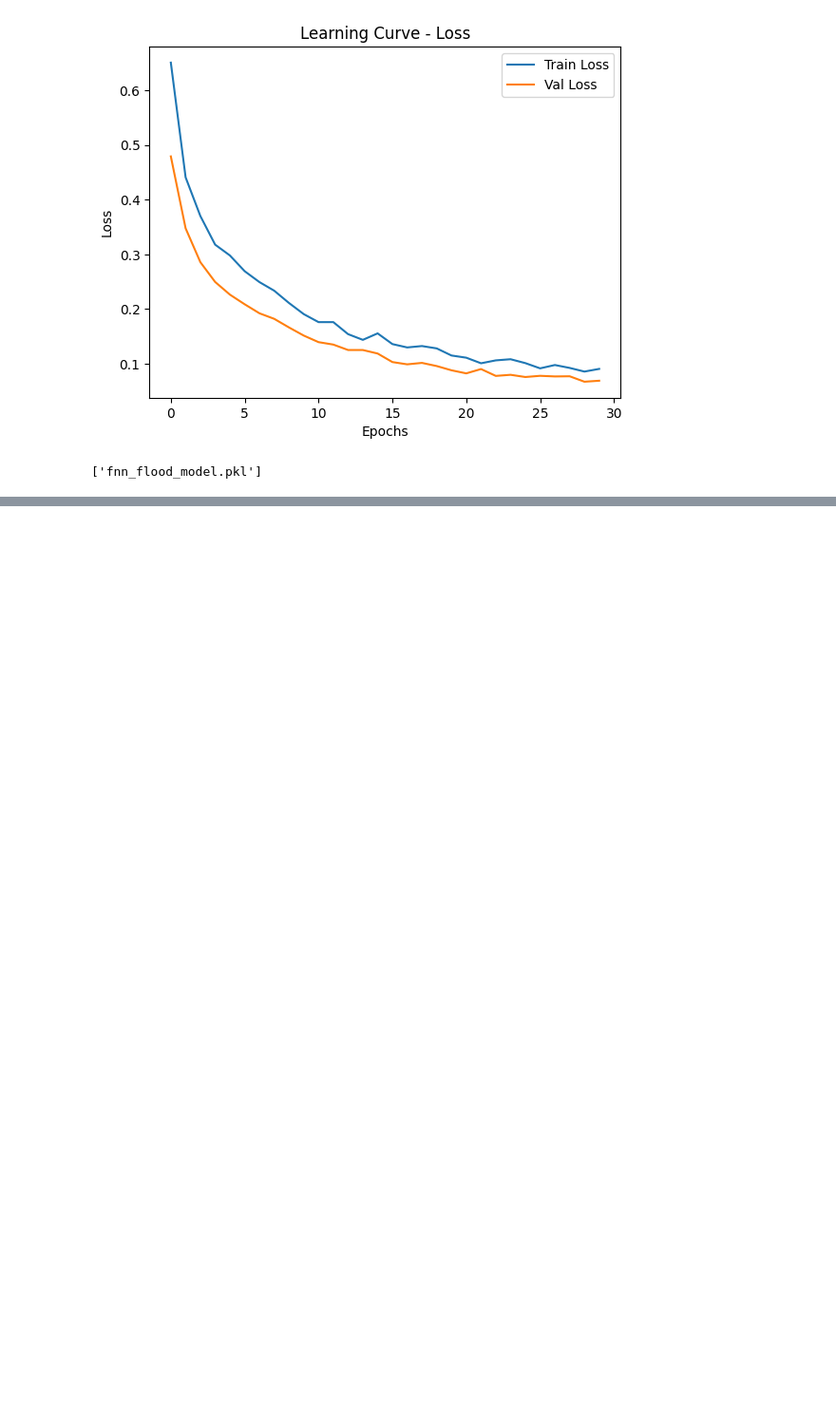
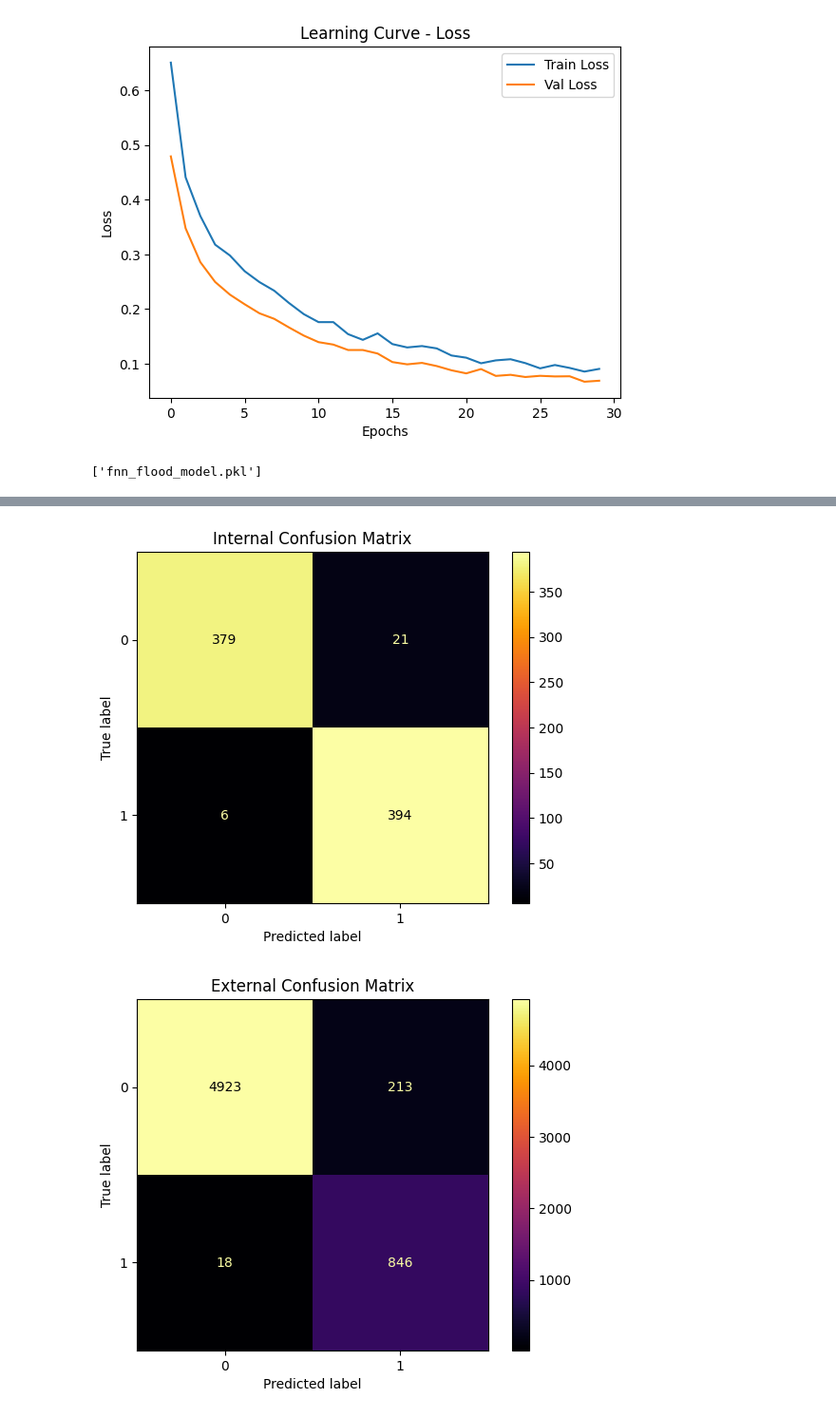
Before and after one commit to Shelly10-10/flood_prediction, a Jupyter notebook: Disaster.ipynb, the cells around one changed output, grey strips where cells are left out. Shown at 95% size. Drawn from its saved outputs; the diff is of its cells as text; code cells hidden in the pictures; blank space fills up the shorter version.

```diff
--- a/Disaster.ipynb
+++ b/Disaster.ipynb
@@ -413,0 +449,4 @@ joblib.dump(fnn_model, 'fnn_flood_model.pkl')
+# %%
+xgb_model = XGBClassifier(reg_alpha=0.5,  # L1 regularization
+    reg_lambda=1.0,use_label_encoder=False, eval_metric='logloss', random_state=42)
+xgb_model.fit(X_train_scaled, y_train)
@@ -413,0 +469,14 @@ joblib.dump(fnn_model, 'fnn_flood_model.pkl')
+# %%
+
+y_pred_internal=xgb_model.predict(X_test_scaled)
+print("Internal test reports:\n", classification_report(y_test,y_pred_internal))
+
+external_df = df.drop(index=sampled_idx)
+X_external = external_df.drop(columns=['Flood_Reported','Date','Region','Flood_Risk_Score'])
+y_external = external_df['Flood_Reported']
+
+# Scale external data using the **same scaler**
+X_external_scaled = scaler.transform(X_external)
+
+y_pred_external = xgb_model.predict(X_external_scaled)
+print("External Test Report:\n", classification_report(y_external, y_pred_external))
@@ -413,0 +503,21 @@ joblib.dump(fnn_model, 'fnn_flood_model.pkl')
+# %%
+
+from sklearn.metrics import ConfusionMatrixDisplay
+import matplotlib.pyplot as plt
+
+# Internal confusion matrix
+cm_internal = confusion_matrix(y_test, y_pred_internal)
+disp_internal = ConfusionMatrixDisplay(confusion_matrix=cm_internal, display_labels=xgb_model.classes_)
+disp_internal.plot(cmap='inferno')
+plt.title("Internal Confusion Matrix")
+plt.show()
+
+# External confusion matrix
+cm_external = confusion_matrix(y_external, y_pred_external)
+disp_external = ConfusionMatrixDisplay(confusion_matrix=cm_external, display_labels=xgb_model.classes_)
+disp_external.plot(cmap='inferno')
+plt.title("External Confusion Matrix")
+plt.show()
+# %% [output]
+[figure, added]
+[figure, added]
```
Also changed, not shown: parts of 5 cells of this notebook.
